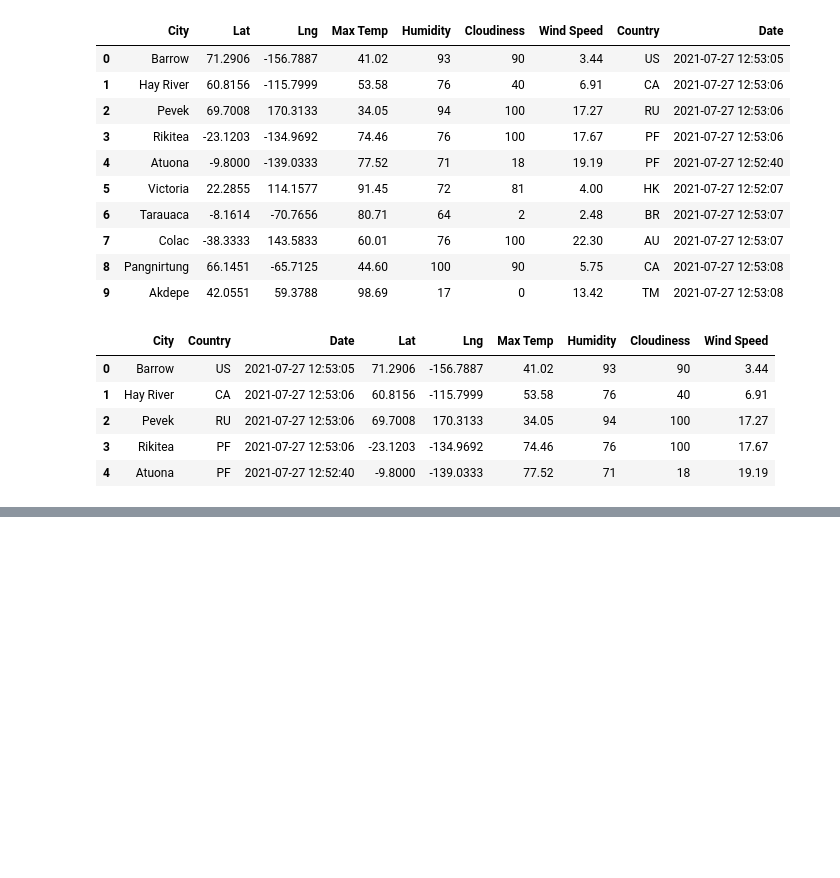
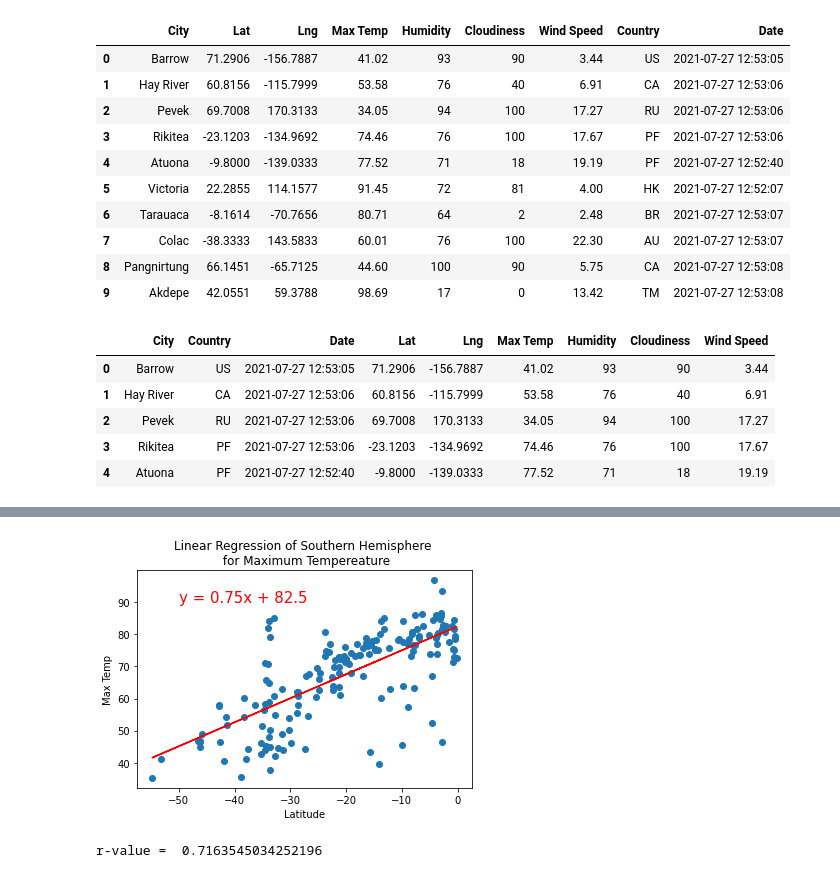
Before and after one commit to Jhackmeyer/World_Weather_Analysis, a Jupyter notebook: WeatherPy.ipynb, the cells around one changed output, grey strips where cells are left out. Cells and saved outputs as stored; diff of their text form; code cells hidden in the pictures; blank space fills up the shorter version.

```diff
--- a/WeatherPy.ipynb
+++ b/WeatherPy.ipynb
@@ -259,0 +339,10 @@ plt.show()
+# %%
+# Linear regression for southern hemisphere temp
+x_values = south_hemisphere_df["Lat"]
+y_values = south_hemisphere_df["Max Temp"]
+
+# Call function
+plot_linear_regression(x_values, y_values, "Linear Regression of Southern Hemisphere \n for Maximum Tempereature", "Max Temp", (-50,90))
+# %% [output]
+[figure, added]
+r-value =  0.7163545034252196
```
Also changed, not shown: parts of 20 cells of this notebook, 1 other file.
